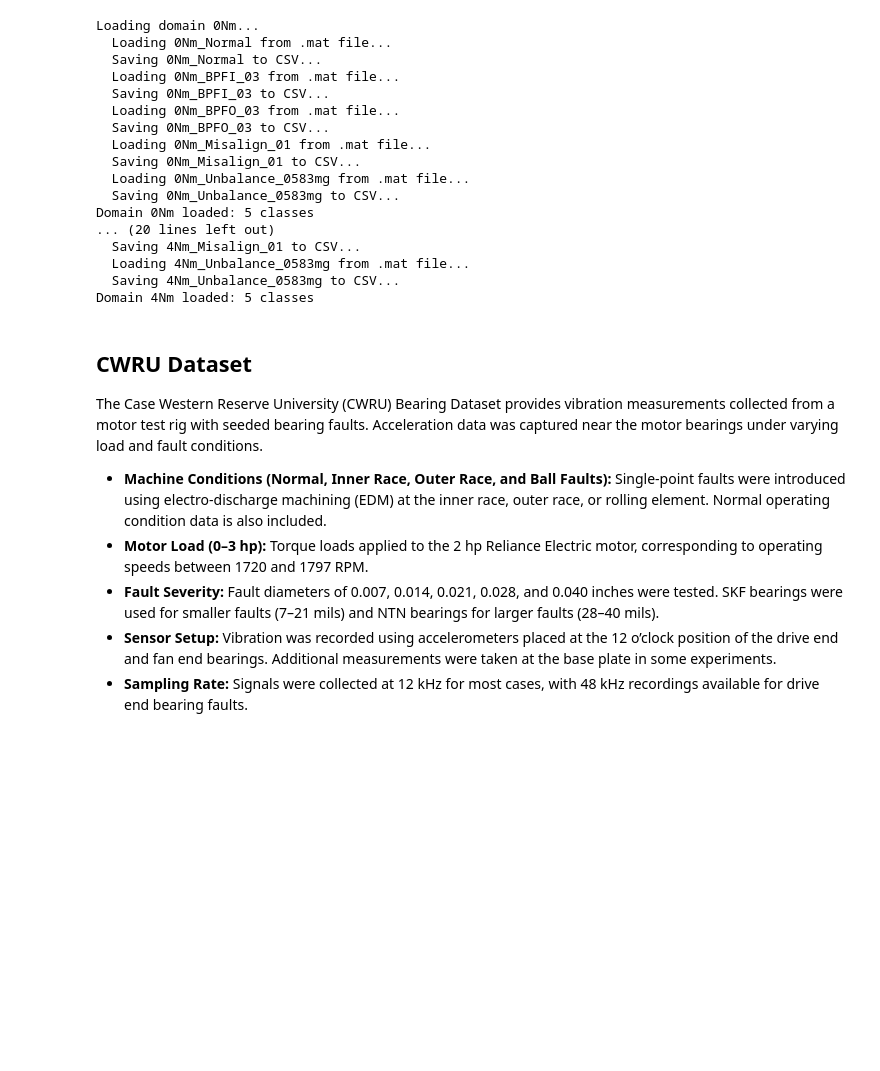
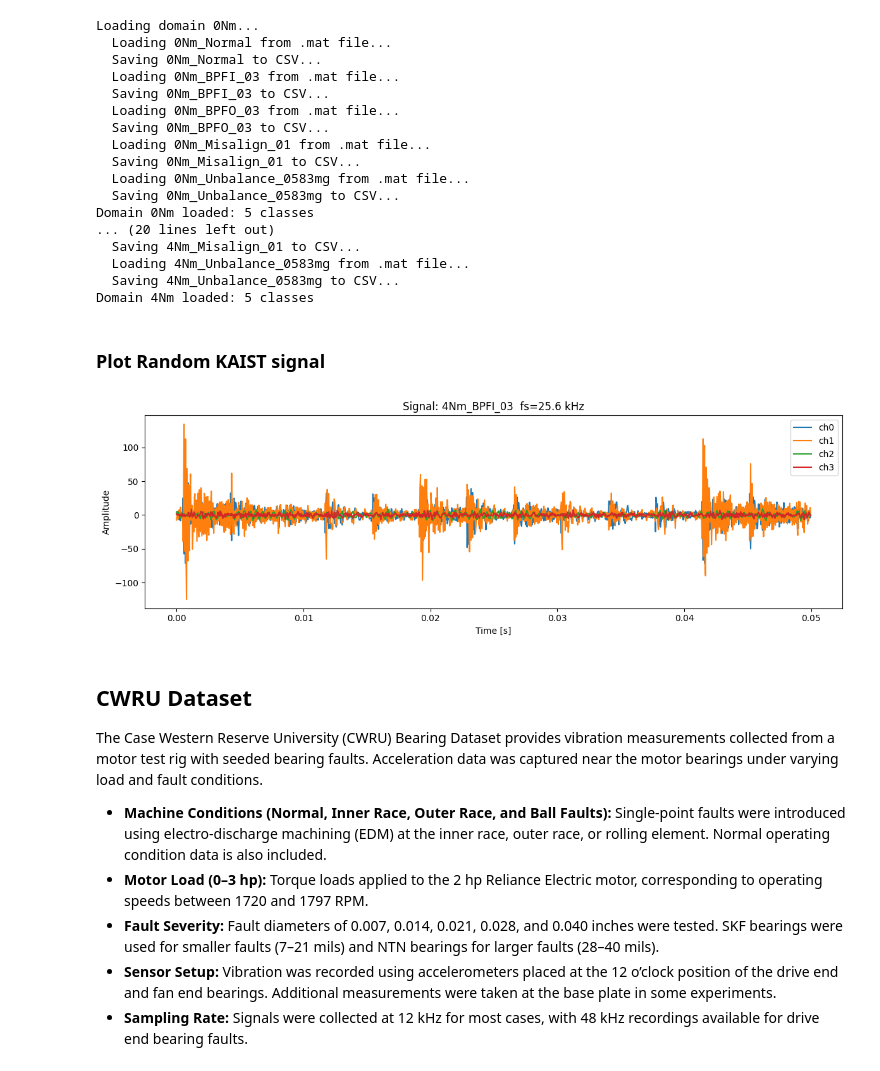
Before and after one commit to giljoa/flex-uns-fw, a Jupyter notebook: ml/model-nb/CNN_Generalizability.ipynb, the cells around one changed output. Saved outputs shown, nothing was run; the diff lists cells and outputs as text; code cells hidden in the pictures; blank space fills up the shorter version.

Commit message:
Added plots for visualizing data

```diff
--- a/ml/model-nb/CNN_Generalizability.ipynb
+++ b/ml/model-nb/CNN_Generalizability.ipynb
@@ -90,6 +93,73 @@ Domain 0Nm loaded: 5 classes
   Loading 4Nm_Unbalance_0583mg from .mat file...
   Saving 4Nm_Unbalance_0583mg to CSV...
 Domain 4Nm loaded: 5 classes
+# %% [markdown]
+### Plot Random KAIST signal
+# %%
+import matplotlib.pyplot as plt
+import numpy as np
+import random
+
+def plot_signal(data_dict, fs, seconds=0.1, channels=None, label=None, title_prefix="Signal"):
+    """
+    Plot a short time span from a selected or random signal.
+
+    Parameters
+    ----------
+    data_dict : dict[label] -> np.ndarray [samples, channels]
+        Dictionary of signals.
+    fs : int
+        Sampling rate in Hz.
+    seconds : float
+        Duration of the plotted segment in seconds.
+    channels : list[int] or None
+        Which channels to plot (0-based). None means all.
+    label : str or None
+        If provided, plot this class label; if None, pick randomly.
+    title_prefix : str
+        Title prefix for the plot.
+    """
+    if not data_dict:
+        raise ValueError("data_dict is empty")
+
+    # Choose label
+    if label is None:
+        label = random.choice(list(data_dict.keys()))
+    elif label not in data_dict:
+        raise ValueError(f"Label '{label}' not found. Available: {list(data_dict.keys())[:5]}...")
+
+    x = data_dict[label]
+    if x.ndim == 1:
+        x = x[:, None]
+
+    n_show = min(int(seconds * fs), x.shape[0])
+    if n_show < 1:
+        raise ValueError("seconds too small for given fs")
+
+    if channels is None:
+        ch_idx = range(x.shape[1])
+    else:
+        ch_idx = [c for c in channels if 0 <= c < x.shape[1]]
+
+    t = np.arange(n_show) / fs
+
+    plt.figure(figsize=(12, 4))
+    for c in ch_idx:
+        plt.plot(t, x[:n_show, c], label=f"ch{c}")
+    plt.xlabel("Time [s]")
+    plt.ylabel("Amplitude")
+    plt.title(f"{title_prefix}: {label}  fs={fs/1000:.1f} kHz")
+    plt.legend()
+    plt.tight_layout()
+    plt.show()
+
+
+# Usage
+# KAIST at 25.6 kHz
+plot_signal(vibration_data_kaist, fs=sampling_rate_kaist, seconds=0.05)
+# plot_signal(vibration_data_kaist, fs=sampling_rate_kaist, seconds=0.05, label='0Nm_Normal', channels=[0])
+# %% [output]
+[figure, added]
 # %% [markdown]
 ## CWRU Dataset
 The Case Western Reserve University (CWRU) Bearing Dataset provides vibration measurements collected from a motor test rig with seeded bearing faults. Acceleration data was captured near the motor bearings under varying load and fault conditions.
```
Also changed, not shown: parts of 7 cells of this notebook, 1 other file.
